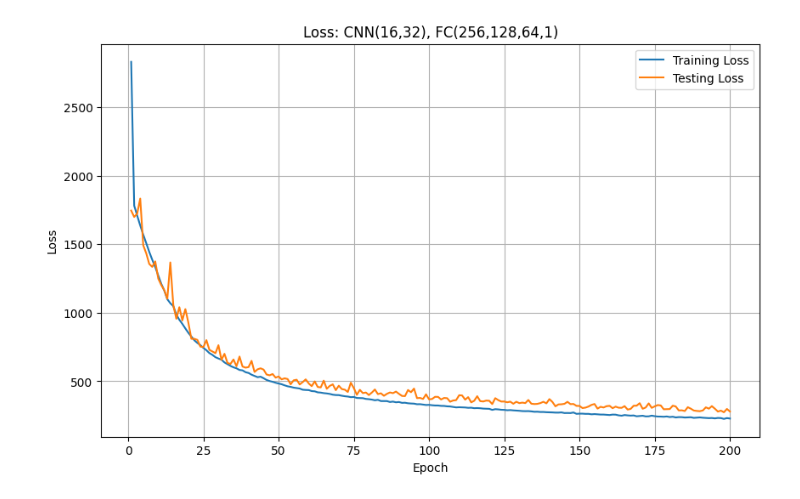
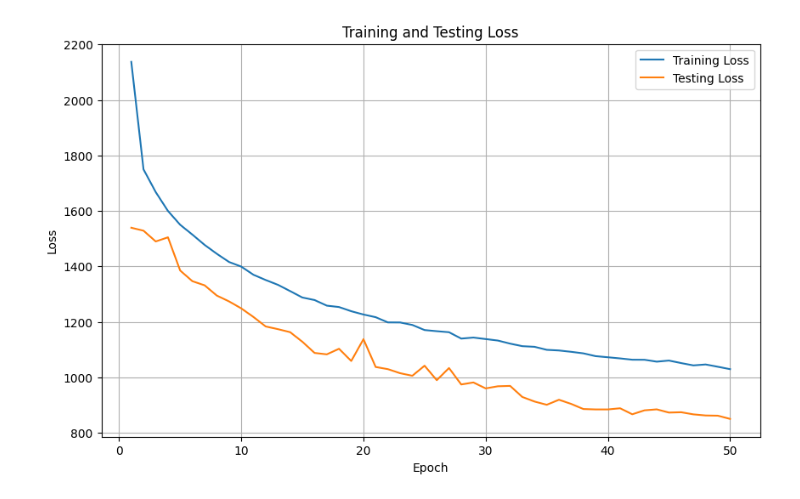
Before and after one commit to christo357/Spacerat_ML, a Jupyter notebook: ml_model_cnn.ipynb, the cells around one changed output. Cells and saved outputs as stored; diff of their text form; code cells hidden in the pictures.

Commit message:
finalized model

```diff
--- a/ml_model_cnn.ipynb
+++ b/ml_model_cnn.ipynb
@@ -20,3 +15,13 @@ data_path = "results_sims_steps/sims"
+# %%
+params = {
+    'LR' : 1e-3,
+    'kernel_size' : 3,
+    'filters' : 16,
+    'batch' : 16,
+    'strides' : 1,
+    'dropout_rate' : 0.5
+}
+data_path = "final_results_sims_steps/sims"
 # %%
 class CombinedArrayDataset(Dataset):
     def __init__(self, folder_path):
@@ -95,12 +102,12 @@ class SpaceRatNetwork(nn.Module):
         return x
 # %%
-# dataset = CustomDataset(data_path)
 
-# Train-Test Split (80% train, 20% test)
+device = torch.device("mps" if torch.backends.mps.is_built() else "cpu")
+print(f"using device: {device}")
+
 train_size = int(0.8 * len(dataset))
 test_size = len(dataset) - train_size
 train_dataset, test_dataset = random_split(dataset, [train_size, test_size])
 
-# Create DataLoaders
-train_loader = DataLoader(train_dataset, batch_size=32, shuffle=True)
-test_loader = DataLoader(test_dataset, batch_size=32, shuffle=False)
+train_loader = DataLoader(train_dataset, batch_size=params['batch'], shuffle=True)
+test_loader = DataLoader(test_dataset, batch_size=params['batch'], shuffle=False)
@@ -107,28 +116,25 @@ test_loader = DataLoader(test_dataset, batch_size=32, shuffle=False)
 # %%
-model = SpaceRatNetwork()
+model = SpaceRatNetwork(params['filters'], params['kernel_size'],params['strides'] ,params['dropout_rate']).to(device)
 loss_funtion = nn.MSELoss()
-optimizer = torch.optim.Adam(model.parameters(), lr=LR)
+optimizer = torch.optim.Adam(model.parameters(), lr=params['LR'])
 # %%
 model.train()
 train_losses = []
 test_losses = []
 # %%
-num_epochs = 100
+num_epochs = 50
 for epoch in range(num_epochs):
     model.train()
     train_loss = 0.0
     for inputs, targets in train_loader:
-        # Zero the gradients
+        inputs, targets = inputs.to(device), targets.to(device)
         optimizer.zero_grad()
 
-        # Forward pass
         outputs = model(inputs)
 
-        # Compute the loss
         loss = loss_funtion(outputs.squeeze(), targets)
         train_loss += loss.item()
 
-        # Backward pass and optimization
         loss.backward()
         optimizer.step()
 
@@ -139,12 +145,10 @@ for epoch in range(num_epochs):
     # Testing Loop
     model.eval()
     test_loss = 0.0
-    with torch.no_grad():  # No need to compute gradients during testing
+    with torch.no_grad():
         for inputs, targets in test_loader:
-            # Forward pass
+            inputs, targets = inputs.to(device), targets.to(device)
             outputs = model(inputs)
-
-            # Compute the loss
             loss = loss_funtion(outputs.squeeze(), targets)
             test_loss += loss.item()
 
@@ -172,13 +176,13 @@ Test Loss: 279.0545
 # %%
 # Plot the training and testing loss
 plt.figure(figsize=(10, 6))
 plt.plot(range(1, len(train_losses) + 1), train_losses, label='Training Loss')
 plt.plot(range(1, len(test_losses) + 1), test_losses, label='Testing Loss')
 plt.xlabel('Epoch')
 plt.ylabel('Loss')
-plt.title('Loss: CNN(16,32), FC(256,128,64,1)')
+plt.title('Training and Testing Loss')
 plt.legend()
 plt.grid(True)
 plt.show()
 # %% [output]
-[figure, old version]
+[figure, new version]
```
Also changed, not shown: parts of 26 cells of this notebook, 9 other files.
